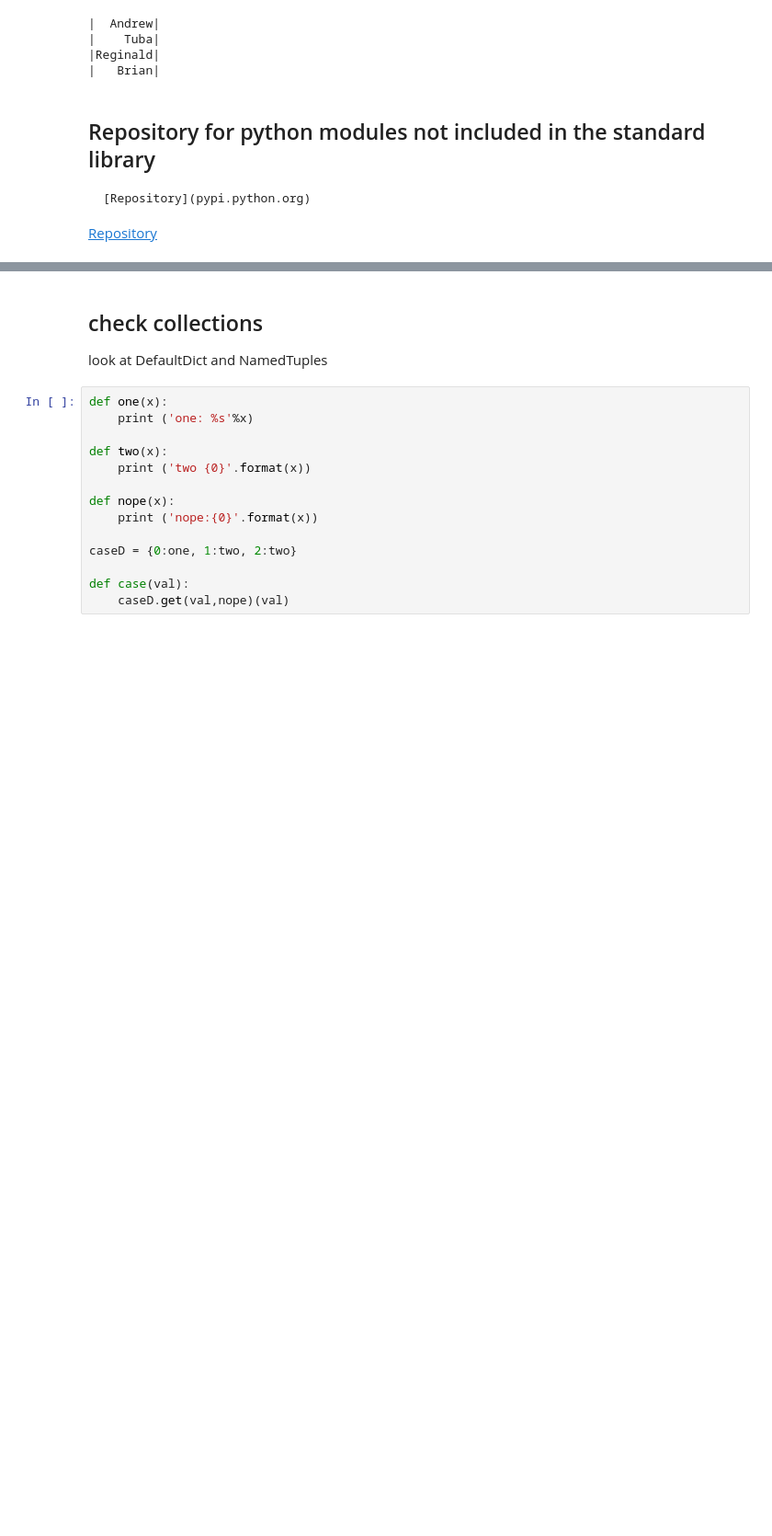
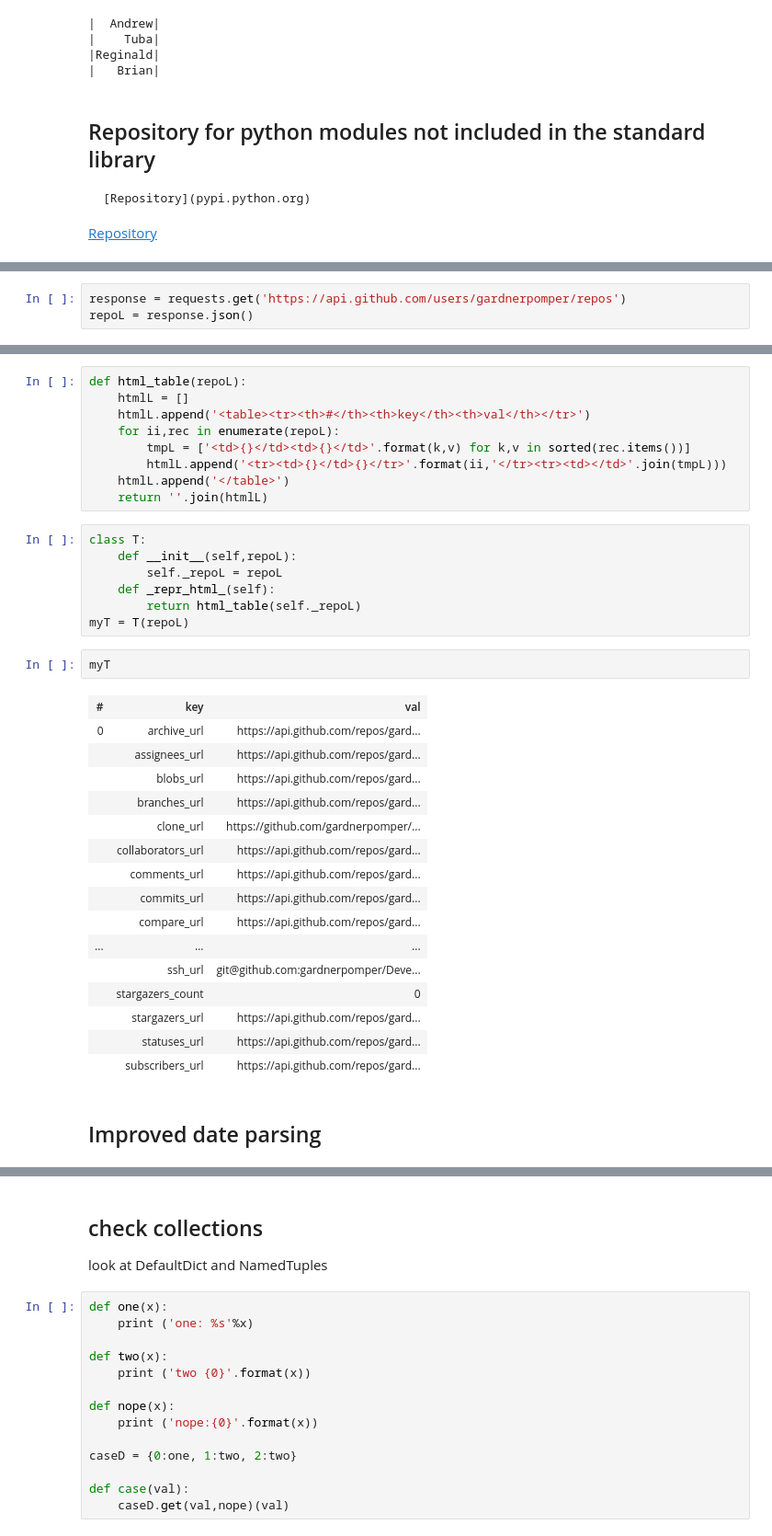
Before and after one commit to gardnerpomper/IntroPythonCOX, a Jupyter notebook: Extras.ipynb, the cells around one changed output, grey strips where cells are left out. Shown at 92% size. Drawn from its saved outputs; the diff is of its cells as text; blank space fills up the shorter version.

```diff
--- a/Extras.ipynb
+++ b/Extras.ipynb
@@ -333,0 +138,3 @@ True
+# %%
+response = requests.get('https://api.github.com/users/gardnerpomper/repos')
+repoL = response.json()
@@ -333,0 +184,38 @@ True
+# %%
+def html_table(repoL):
+    htmlL = []
+    htmlL.append('<table><tr><th>#</th><th>key</th><th>val</th></tr>')
+    for ii,rec in enumerate(repoL):
+        tmpL = ['<td>{}</td><td>{}</td>'.format(k,v) for k,v in sorted(rec.items())]
+        htmlL.append('<tr><td>{}</td>{}</tr>'.format(ii,'</tr><tr><td></td>'.join(tmpL)))
+    htmlL.append('</table>')
+    return ''.join(htmlL)
+# %%
+class T:
+    def __init__(self,repoL):
+        self._repoL = repoL
+    def _repr_html_(self):
+        return html_table(self._repoL)
+myT = T(repoL)
+# %%
+myT
+# %% [output]
+| # | key | val |
+| 0 | archive_url | https://api.github.com/repos/gard... |
+|  | assignees_url | https://api.github.com/repos/gard... |
+|  | blobs_url | https://api.github.com/repos/gard... |
+|  | branches_url | https://api.github.com/repos/gard... |
+|  | clone_url | https://github.com/gardnerpomper/... |
+|  | collaborators_url | https://api.github.com/repos/gard... |
+|  | comments_url | https://api.github.com/repos/gard... |
+|  | commits_url | https://api.github.com/repos/gard... |
+|  | compare_url | https://api.github.com/repos/gard... |
+| ... | ... | ... |
+|  | ssh_url | git@github.com:gardnerpomper/Deve... |
+|  | stargazers_count | 0 |
+|  | stargazers_url | https://api.github.com/repos/gard... |
+|  | statuses_url | https://api.github.com/repos/gard... |
+|  | subscribers_url | https://api.github.com/repos/gard... |
+# %% [markdown]
+Improved date parsing
+---------
```
Also changed, not shown: parts of 84 cells of this notebook, 1 other file.
